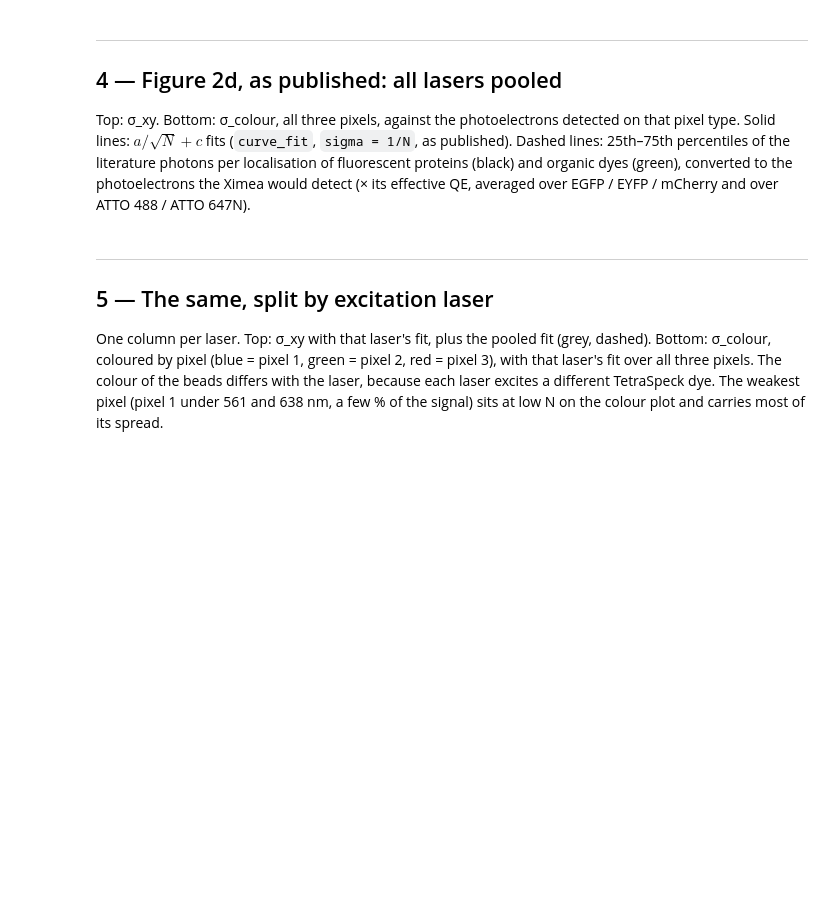
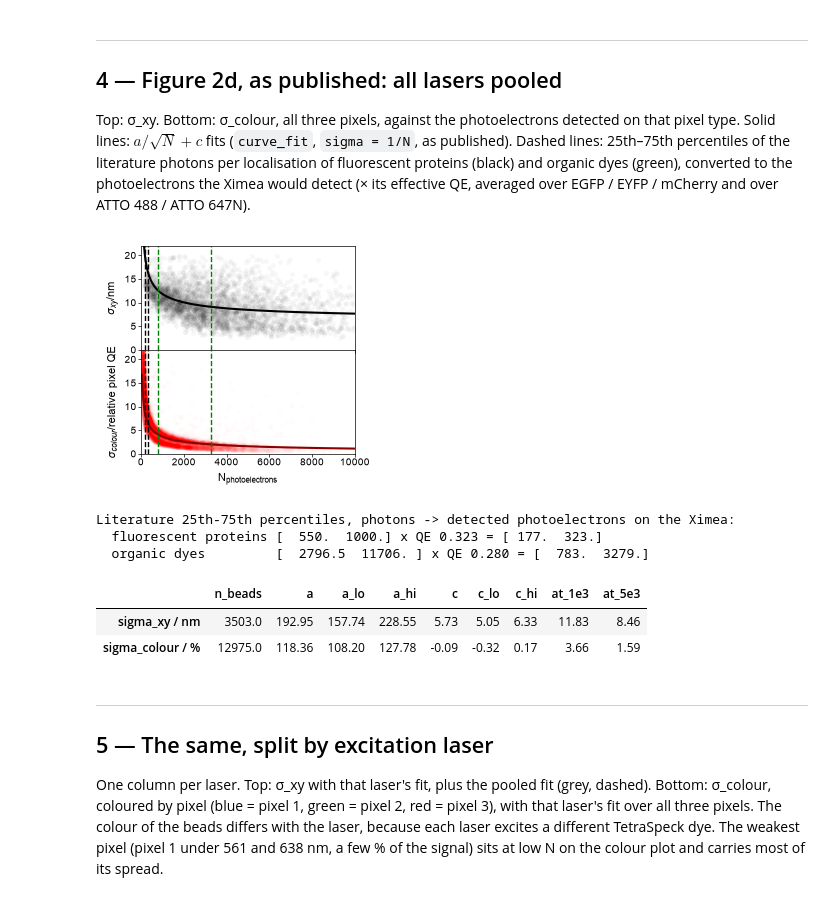
Before and after one commit to TheLeeLab/pyS3M, a Jupyter notebook: notebooks/figures/Figure_2d_TetraspeckPrecision.ipynb, the cells around one changed output. Saved outputs shown, nothing was run; the diff lists cells and outputs as text; code cells hidden in the pictures; blank space fills up the shorter version.

```diff
--- a/notebooks/figures/Figure_2d_TetraspeckPrecision.ipynb
+++ b/notebooks/figures/Figure_2d_TetraspeckPrecision.ipynb
@@ -93,7 +95,7 @@ print("Python:", sys.version)
 ---
 ## 1 — Configuration
 # %%
-FAST_MODE = True   # True: one position per laser and power (~9 GB). False: all 516 positions (~220 GB).
+FAST_MODE = False   # True: one position per laser and power (~9 GB). False: all 516 positions (~220 GB).
 REFIT = False      # True: fit again even if fits with the same files and settings exist.
 FAST_POSITION = "Pos000_000"
 N_BOOT = 1000      # bootstrap resamples (over beads) for the 95 % intervals
@@ -203,35 +247,43 @@ DYE_PE, DYE_QE = bd.literature_pe(bd.ORGANIC_DYES, bd.ORGANIC_DYE_REFS)
 
 def range_lines(ax):
     for values, c in [(FP_PE, "black"), (DYE_PE, "green")]:
         for v in values:
             ax.axvline(v, lw=1, color=c, ls="--")
 
 
 pooled_fits = fit_table({"sigma_xy / nm": (loc["pe"], loc["sigma_xy"]),
                          "sigma_colour / %": (colour["pe_px"], colour["prec_pct"])})
 
 fig, (ax1, ax2) = plotter.one_column_plot(npanels=2, ratios=[1, 1], height=2.46, width=2.6779528)
 fig.tight_layout()
 fig.subplots_adjust(hspace=0)
 ax1.scatter(loc["pe"], loc["sigma_xy"], s=50, lw=0, color="k", alpha=0.03, marker=".", rasterized=True)
 ax1.plot(N_GRID, bd.power_law(N_GRID, *pooled_fits.loc["sigma_xy / nm", ["a", "c"]]), color="k", lw=1.5)
 ax2.scatter(colour["pe_px"], colour["prec_pct"], s=50, lw=0, color="r", alpha=0.01, marker=".", rasterized=True)
 ax2.plot(N_GRID, bd.power_law(N_GRID, *pooled_fits.loc["sigma_colour / %", ["a", "c"]]), color="darkred", lw=1.5)
 for ax in (ax1, ax2):
     range_lines(ax)
     ax.set_xlim(0, bd.MAX_PE)
     ax.set_ylim(0, 22)
 ax1.set_xticklabels([])
 ax1.set_ylabel(r"$\sigma_{xy}$/nm")
-ax2.set_ylabel(r"$\sigma_{colour}$/%")
-ax2.set_xlabel(r"N / detected photoelectrons per frame")
+ax2.set_ylabel(r"$\sigma_{colour}$/relative pixel QE")
+ax2.set_xlabel(r"N$_{\mathrm{photoelectrons}}$")
 plt.savefig(FIG_DIR / "Precision_Beads_all_excitation_photoelectrons_powerLawFitsLinear.svg", dpi=600, format="svg", bbox_inches="tight")
 plt.show()
 
 print(f"Literature 25th-75th percentiles, photons -> detected photoelectrons on the Ximea:\n"
       f"  fluorescent proteins {bd.quartiles(bd.FLUORESCENT_PROTEINS)} x QE {FP_QE:.3f} = {FP_PE.round(0)}\n"
       f"  organic dyes         {bd.quartiles(bd.ORGANIC_DYES)} x QE {DYE_QE:.3f} = {DYE_PE.round(0)}")
 pooled_fits.astype(float).round(2)
+# %% [output]
+[figure, added]
+Literature 25th-75th percentiles, photons -> detected photoelectrons on the Ximea:
+  fluorescent proteins [  550.  1000.] x QE 0.323 = [ 177.  323.]
+  organic dyes         [  2796.5  11706. ] x QE 0.280 = [  783.  3279.]
+|  | n_beads | a | a_lo | a_hi | c | c_lo | c_hi | at_1e3 | at_5e3 |
+| sigma_xy / nm | 3503.0 | 192.95 | 157.74 | 228.55 | 5.73 | 5.05 | 6.33 | 11.83 | 8.46 |
+| sigma_colour / % | 12975.0 | 118.36 | 108.20 | 127.78 | -0.09 | -0.32 | 0.17 | 3.66 | 1.59 |
 # %% [markdown]
 ---
 ## 5 — The same, split by excitation laser
```
Also changed, not shown: parts of 9 cells of this notebook, 1 other file.
